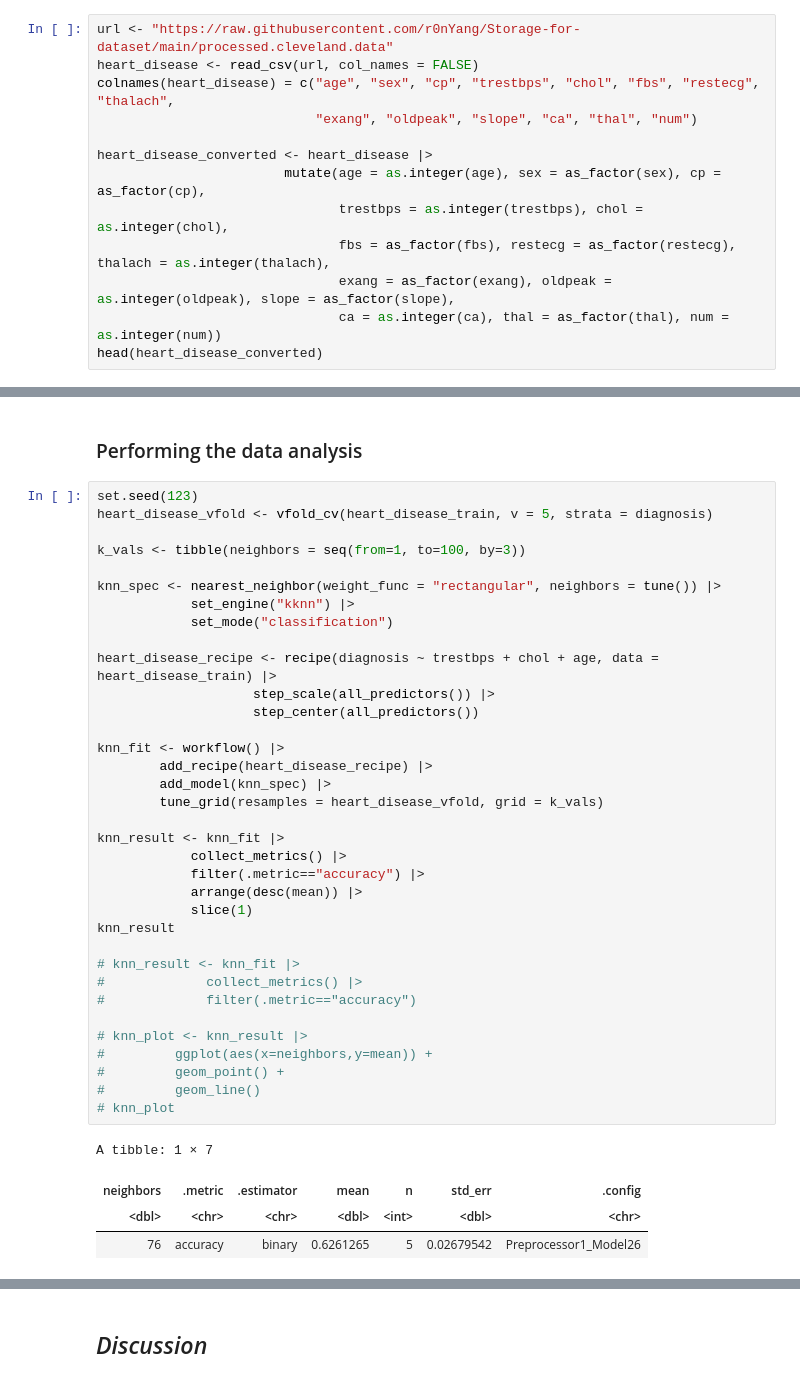
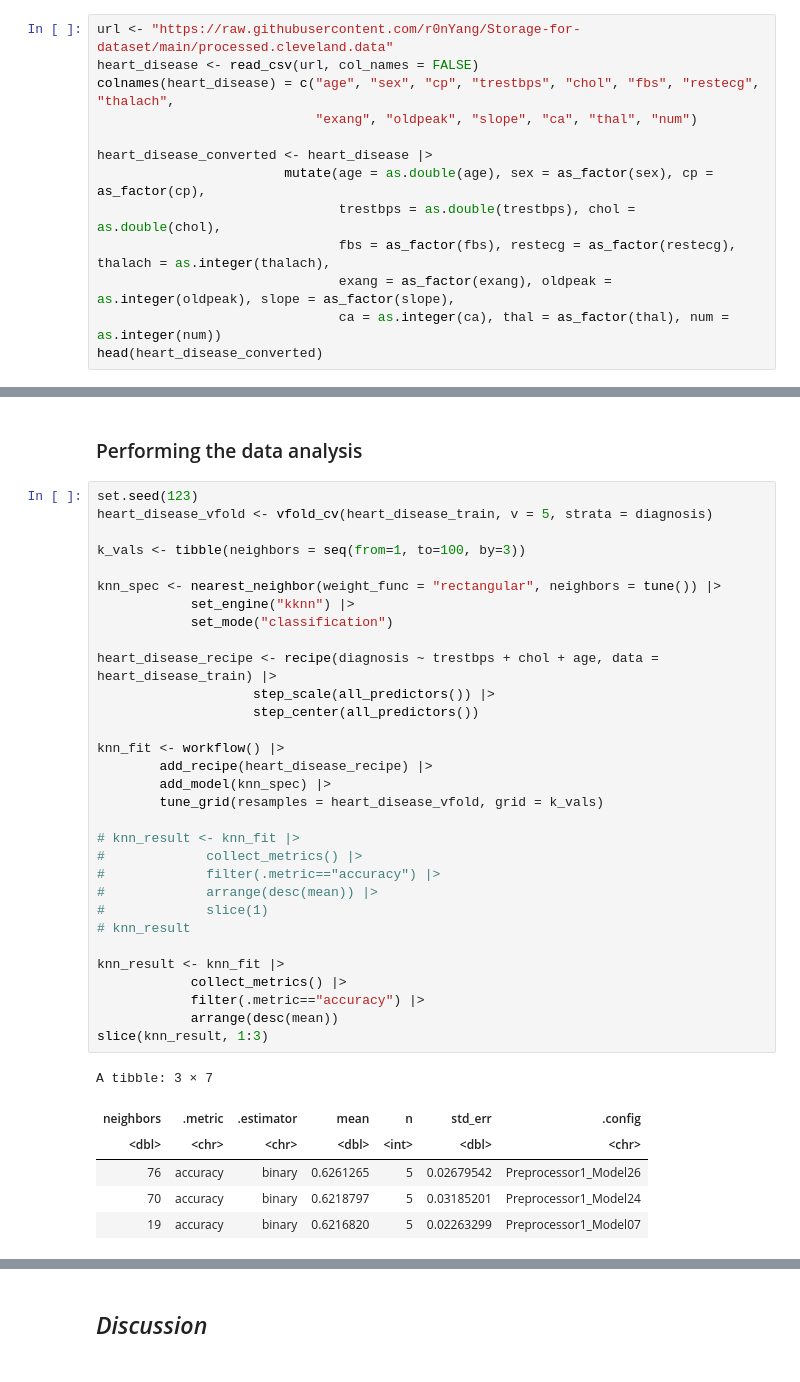
Before and after one commit to MarkusW12/heart_disease_project_proposal, a Jupyter notebook: Project Report.ipynb, the cells around one changed output, grey strips where cells are left out. Cells and saved outputs as stored; diff of their text form.

```diff
--- a/Project Report.ipynb
+++ b/Project Report.ipynb
@@ -93,8 +93,8 @@ colnames(heart_disease) = c("age", "sex", "cp", "trestbps", "chol", "fbs", "rest
                             "exang", "oldpeak", "slope", "ca", "thal", "num")
 
 heart_disease_converted <- heart_disease |>
-                        mutate(age = as.integer(age), sex = as_factor(sex), cp = as_factor(cp),
-                               trestbps = as.integer(trestbps), chol = as.integer(chol),
+                        mutate(age = as.double(age), sex = as_factor(sex), cp = as_factor(cp),
+                               trestbps = as.double(trestbps), chol = as.double(chol),
                                fbs = as_factor(fbs), restecg = as_factor(restecg), thalach = as.integer(thalach),
                                exang = as_factor(exang), oldpeak = as.integer(oldpeak), slope = as_factor(slope),
                                ca = as.integer(ca), thal = as_factor(thal), num = as.integer(num))
@@ -226,40 +235,38 @@ NEED TO HAVE EXPLANATION FOR VISUALIZATION ^^^
 # %%
 set.seed(123)
 heart_disease_vfold <- vfold_cv(heart_disease_train, v = 5, strata = diagnosis)
 
 k_vals <- tibble(neighbors = seq(from=1, to=100, by=3))
 
 knn_spec <- nearest_neighbor(weight_func = "rectangular", neighbors = tune()) |>
             set_engine("kknn") |>
             set_mode("classification")
 
 heart_disease_recipe <- recipe(diagnosis ~ trestbps + chol + age, data = heart_disease_train) |>
                     step_scale(all_predictors()) |>
                     step_center(all_predictors())
 
 knn_fit <- workflow() |>
         add_recipe(heart_disease_recipe) |>
         add_model(knn_spec) |>
         tune_grid(resamples = heart_disease_vfold, grid = k_vals)
 
+# knn_result <- knn_fit |>
+#             collect_metrics() |>
+#             filter(.metric=="accuracy") |>
+#             arrange(desc(mean)) |>
+#             slice(1)
+# knn_result
+
 knn_result <- knn_fit |>
             collect_metrics() |>
             filter(.metric=="accuracy") |>
-            arrange(desc(mean)) |>
-            slice(1)
-knn_result
-
-# knn_result <- knn_fit |>
-#             collect_metrics() |>
-#             filter(.metric=="accuracy")
-
-# knn_plot <- knn_result |>
-#         ggplot(aes(x=neighbors,y=mean)) +
-#         geom_point() +
-#         geom_line()
-# knn_plot
+            arrange(desc(mean))
+slice(knn_result, 1:3)
 # %% [output]
-A tibble: 1 × 7
+A tibble: 3 × 7
 | neighbors | .metric | .estimator | mean | n | std_err | .config |
 | <dbl> | <chr> | <chr> | <dbl> | <int> | <dbl> | <chr> |
 | 76 | accuracy | binary | 0.6261265 | 5 | 0.02679542 | Preprocessor1_Model26 |
+| 70 | accuracy | binary | 0.6218797 | 5 | 0.03185201 | Preprocessor1_Model24 |
+| 19 | accuracy | binary | 0.6216820 | 5 | 0.02263299 | Preprocessor1_Model07 |
```
Also changed, not shown: parts of 22 cells of this notebook.
